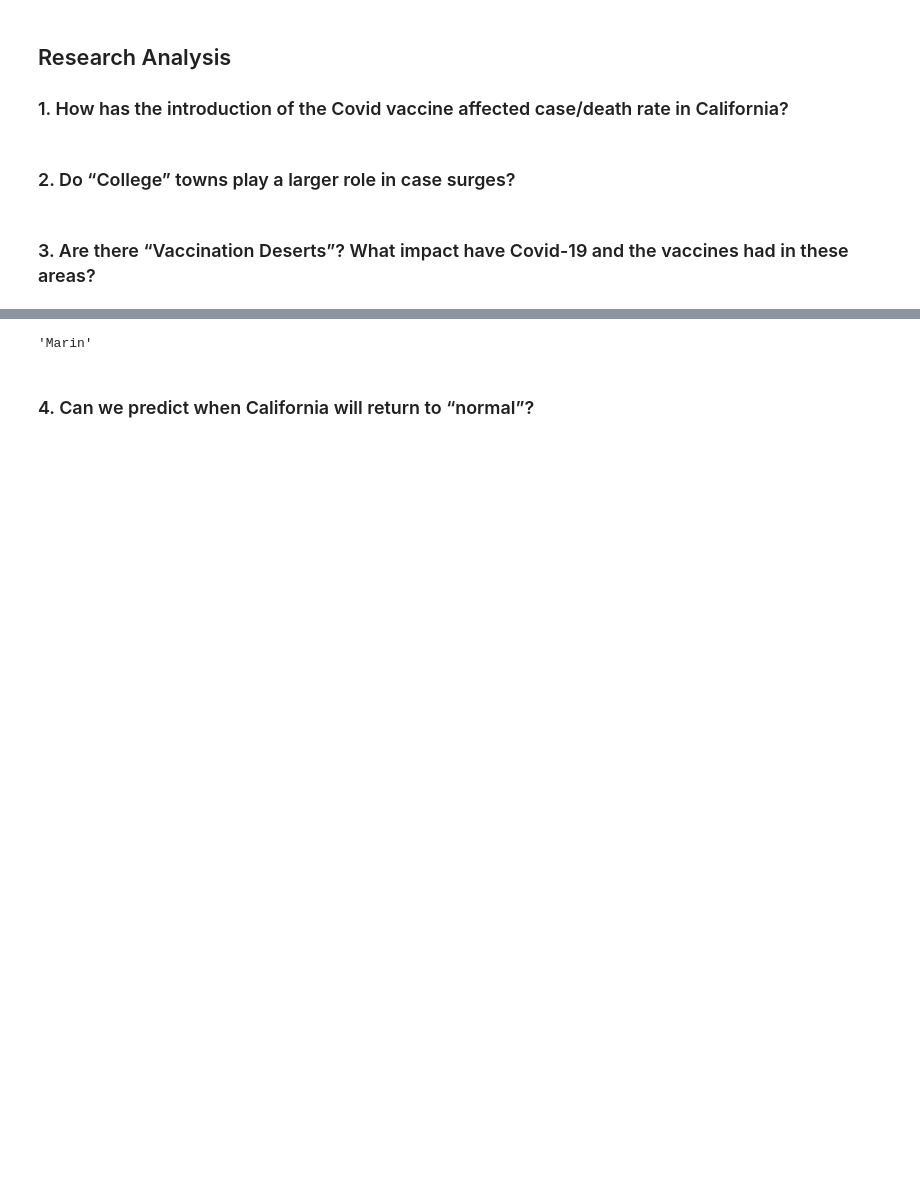
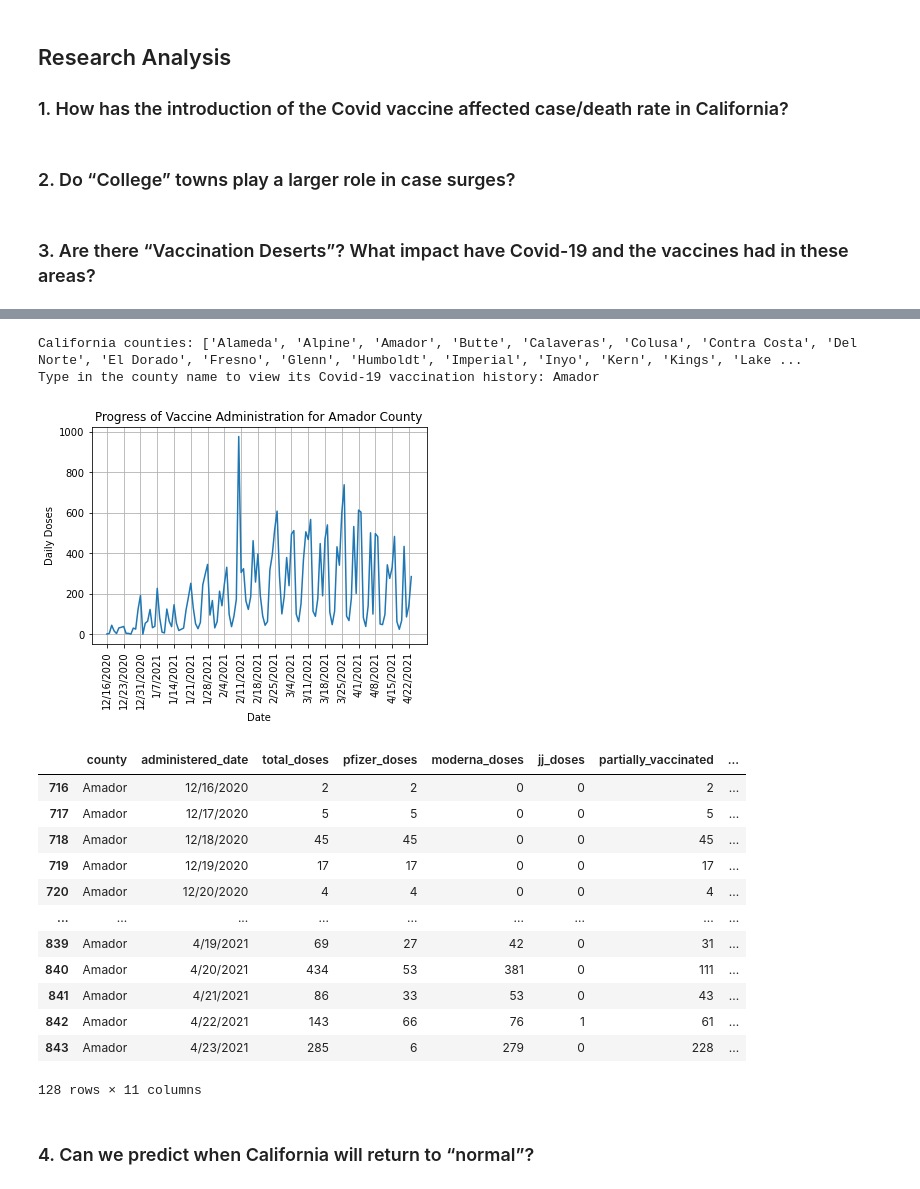
Before and after one commit to danijmartin/Covid-19-California, a Jupyter notebook: covid19_ca_main.ipynb, the cells around one changed output, grey strips where cells are left out. Cells and saved outputs as stored; diff of their text form; code cells hidden in the pictures; blank space fills up the shorter version.

```diff
--- a/covid19_ca_main.ipynb
+++ b/covid19_ca_main.ipynb
@@ -290,6 +286,31 @@ The least vaccinated county is Kings County, with a vaccinated rate of 8.17%
-# %%
-list(county_vax_df.loc[county_vax_df.percent_vaccinated==county_vax_df.percent_vaccinated.max()].county)[0]
-# %% [output]
-'Marin'
+# %%
+print(f"California counties: {list(county_location.county)}")
+county_of_interest = input("Type in the county name to view its Covid-19 vaccination history: ")
+
+vax_hist = vaccine_df[vaccine_df.county==county_of_interest]
+plt.plot(vax_hist.administered_date,vax_hist.total_doses)
+plt.xticks(vax_hist.administered_date[0::7],rotation=90)
+plt.xlabel('Date')
+plt.ylabel('Daily Doses')
+plt.title(f'Progress of Vaccine Administration for {county_of_interest} County')
+plt.grid()
+plt.show()
+# %% [output]
+California counties: ['Alameda', 'Alpine', 'Amador', 'Butte', 'Calaveras', 'Colusa', 'Contra Costa', 'Del Norte', 'El Dorado', 'Fresno', 'Glenn', 'Humboldt', 'Imperial', 'Inyo', 'Kern', 'Kings', 'Lake ...
+Type in the county name to view its Covid-19 vaccination history: Amador
+[figure, added]
+|  | county | administered_date | total_doses | pfizer_doses | moderna_doses | jj_doses | partially_vaccinated | ... |
+| 716 | Amador | 12/16/2020 | 2 | 2 | 0 | 0 | 2 | ... |
+| 717 | Amador | 12/17/2020 | 5 | 5 | 0 | 0 | 5 | ... |
+| 718 | Amador | 12/18/2020 | 45 | 45 | 0 | 0 | 45 | ... |
+| 719 | Amador | 12/19/2020 | 17 | 17 | 0 | 0 | 17 | ... |
+| 720 | Amador | 12/20/2020 | 4 | 4 | 0 | 0 | 4 | ... |
+| ... | ... | ... | ... | ... | ... | ... | ... | ... |
+| 839 | Amador | 4/19/2021 | 69 | 27 | 42 | 0 | 31 | ... |
+| 840 | Amador | 4/20/2021 | 434 | 53 | 381 | 0 | 111 | ... |
+| 841 | Amador | 4/21/2021 | 86 | 33 | 53 | 0 | 43 | ... |
+| 842 | Amador | 4/22/2021 | 143 | 66 | 76 | 1 | 61 | ... |
+| 843 | Amador | 4/23/2021 | 285 | 6 | 279 | 0 | 228 | ... |
+128 rows × 11 columns
 # %% [markdown]
 ### 4.	Can we predict when California will return to “normal”?
```
Also changed, not shown: parts of 6 cells of this notebook, 10 other files.
